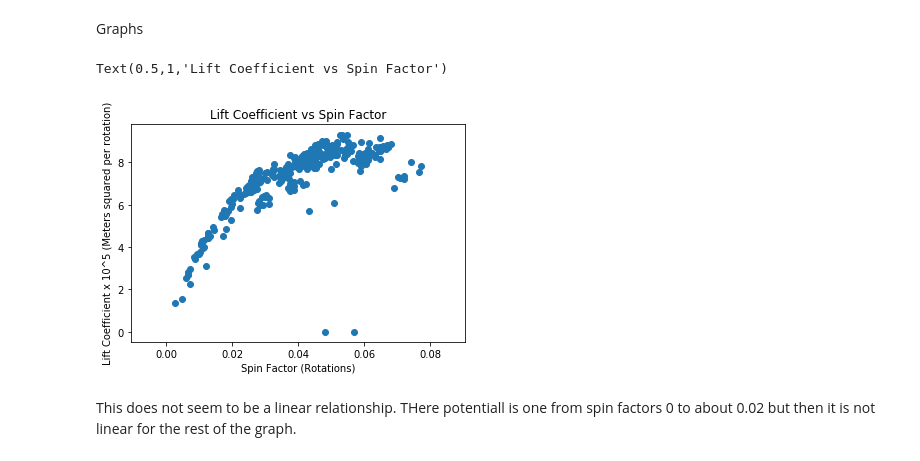
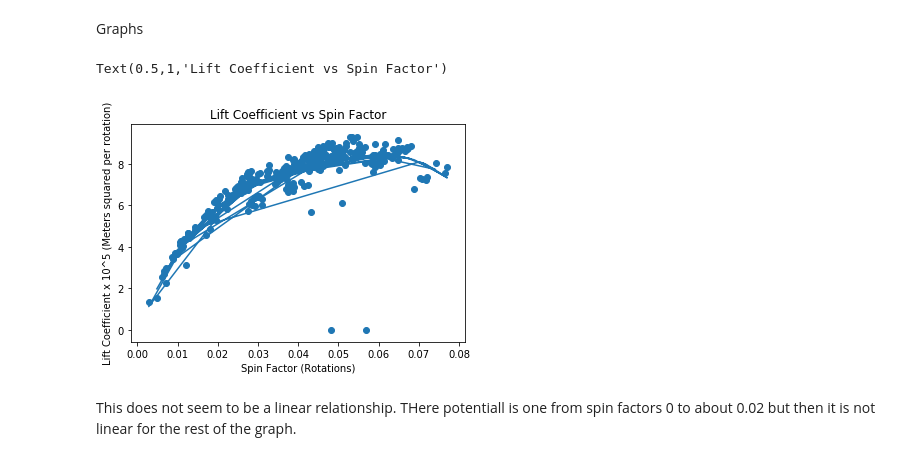
Before and after one commit to carl1326/Senior-Capstone, a Jupyter notebook: Carle Capstone Final.ipynb, the cells around one changed output. Saved outputs shown, nothing was run; the diff lists cells and outputs as text; code cells hidden in the pictures.

```diff
--- a/Carle Capstone Final.ipynb
+++ b/Carle Capstone Final.ipynb
@@ -145,14 +145,18 @@ len(CLscaled)
 $$300$$
 # %% [markdown]
 Graphs
+# %%
+z = np.polyfit(S, CLscaled, 4)
+zpoly = np.poly1d(z)
 # %%
+plt.plot(S, zpoly(S))
 plt.scatter (S, CLscaled)
 plt.xlabel ("Spin Factor (Rotations)")
 plt.ylabel ("Lift Coefficient x 10^5 (Meters squared per rotation)")
 plt.title('Lift Coefficient vs Spin Factor')
 # %% [output]
 Text(0.5,1,'Lift Coefficient vs Spin Factor')
-[figure, old version]
+[figure, new version]
 # %% [markdown]
 This does not seem to be a linear relationship. THere potentiall is one from spin factors 0 to about 0.02 but then it is not linear for the rest of the graph.
 # %%
```
Also changed, not shown: 1 other file.
